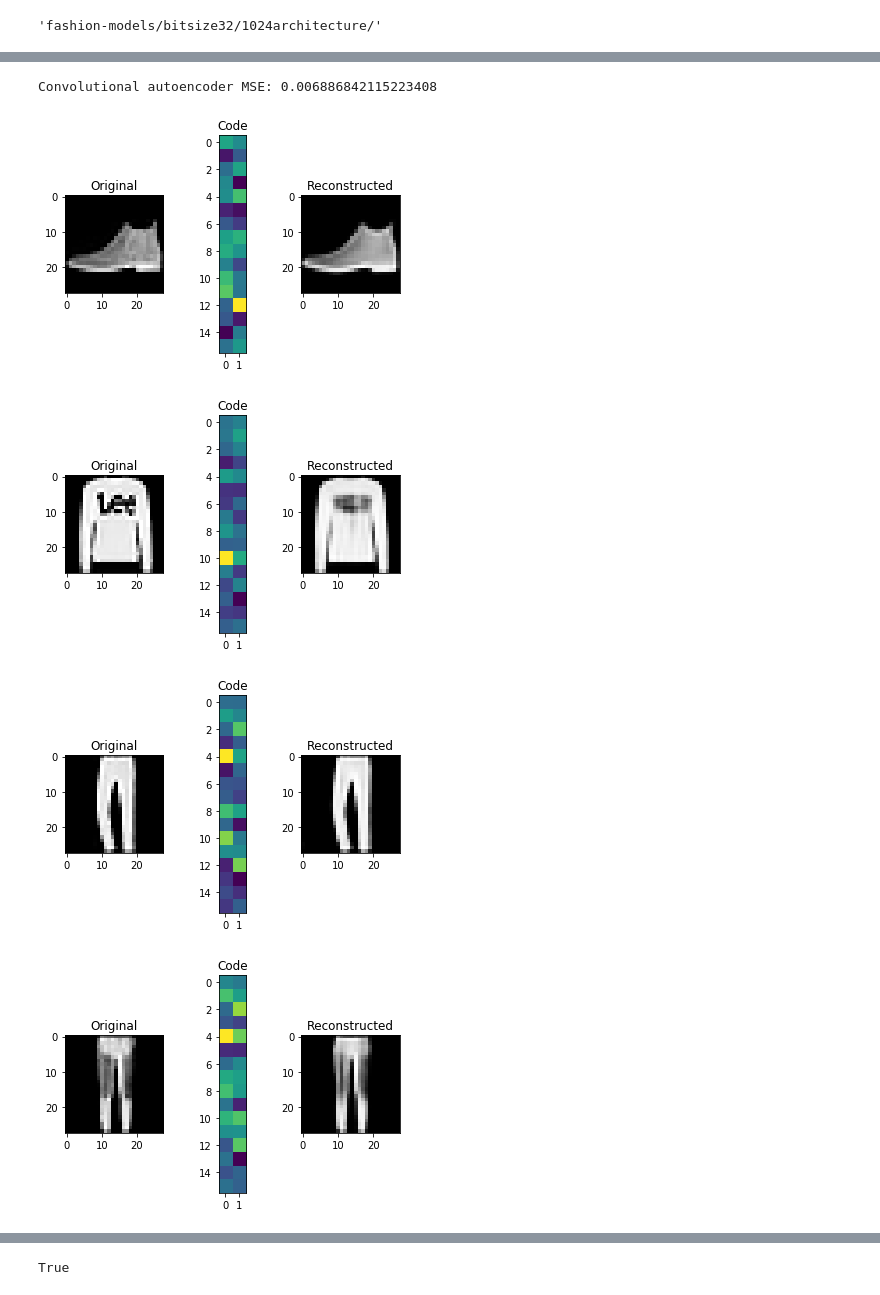
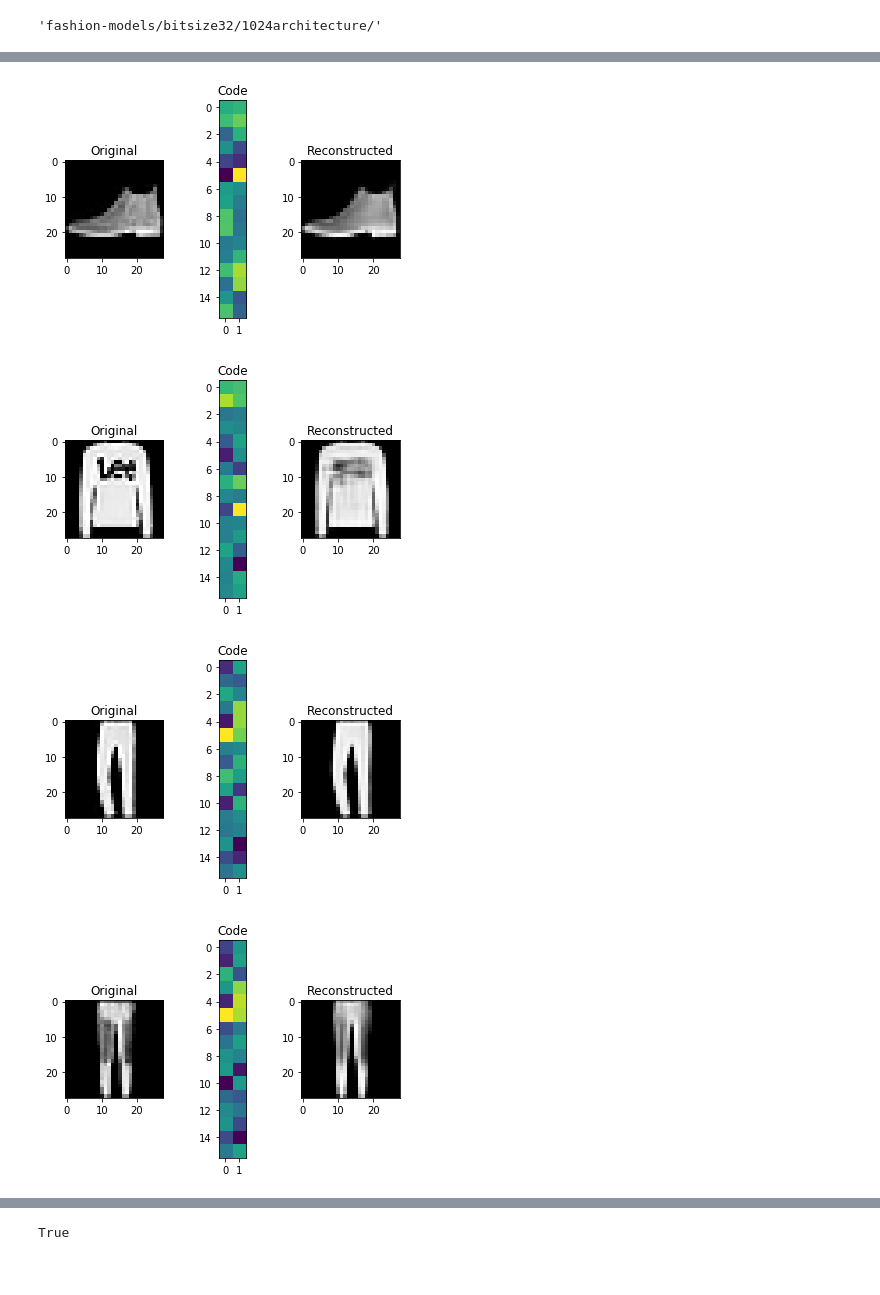
Before and after one commit to nikkokun/heuristic-computing, a Jupyter notebook: ann-fashion.ipynb, the cells around one changed output, grey strips where cells are left out. Drawn from its saved outputs; the diff is of its cells as text; code cells hidden in the pictures.

```diff
--- a/ann-fashion.ipynb
+++ b/ann-fashion.ipynb
@@ -106,14 +97,11 @@ def visualize(img,encoder,decoder):
 def show_image(x):
     plt.imshow(x.reshape(28,28), cmap='gray')
 # %%
-reconstruction_mse = autoencoder.evaluate(x_test, x_test, verbose=0)
-print("Convolutional autoencoder MSE:", reconstruction_mse)
 for i in range(5):
     img = x_test[i]
     visualize(img,encoder,decoder)
 # %% [output]
-Convolutional autoencoder MSE: 0.006886842115223408
-[figure, old version]
+[figure, new version]
-[figure, old version]
+[figure, new version]
-[figure, old version]
+[figure, new version]
-[figure, old version]
+[figure, new version]
```
Also changed, not shown: parts of 24 cells of this notebook, 28 other files.
